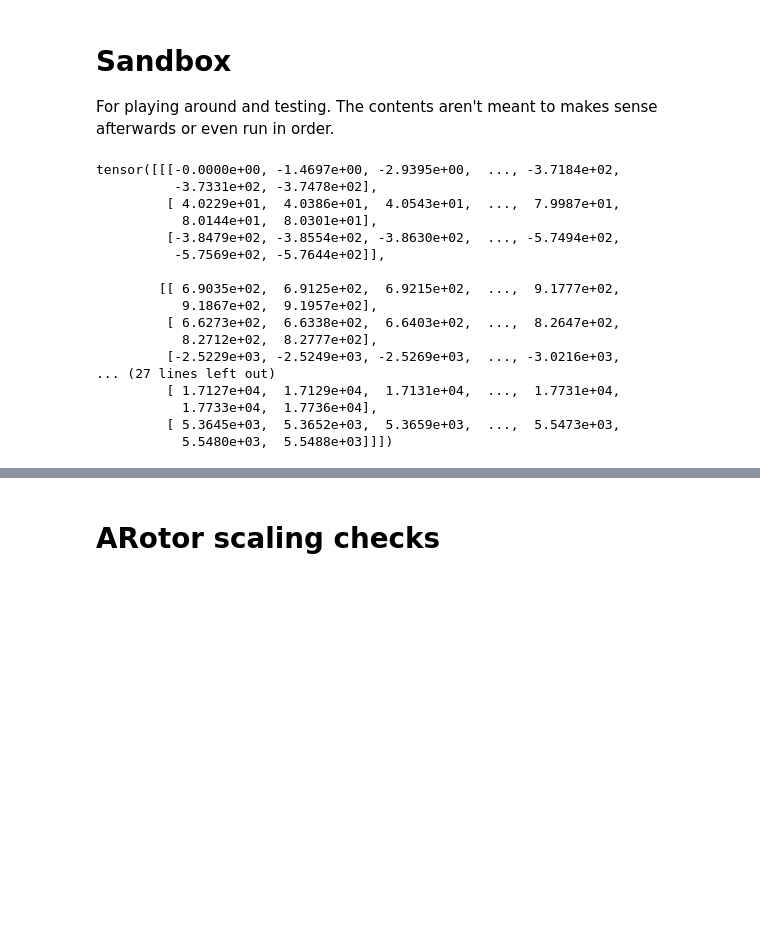
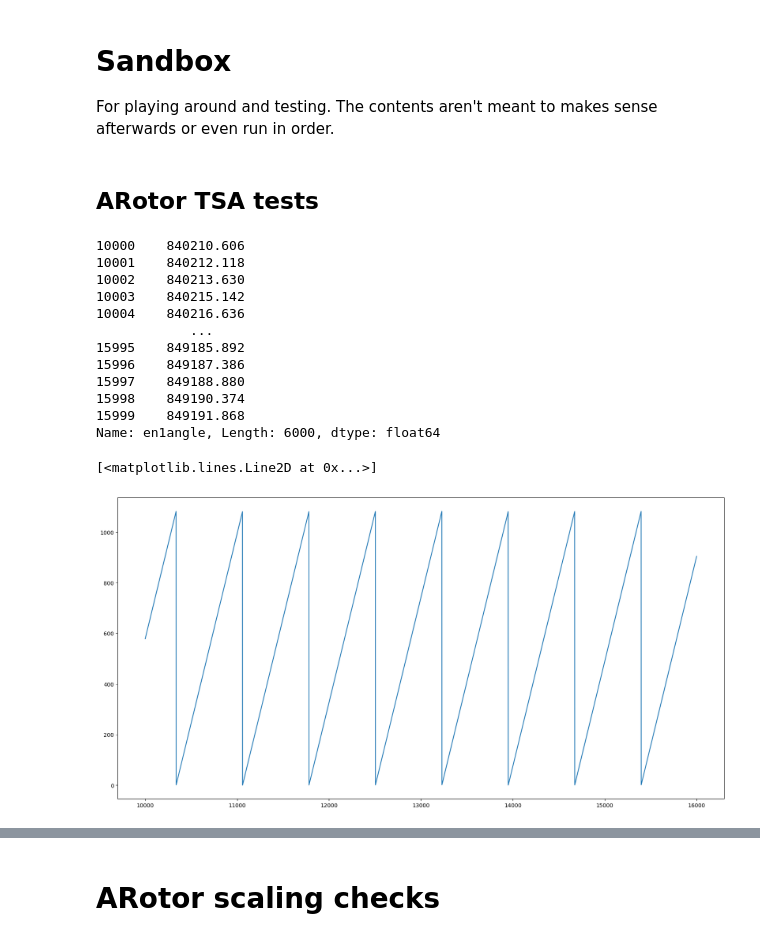
Before and after one commit to 4llu/rapid-deployment, a Jupyter notebook: sandbox.ipynb, the cells around one changed output, grey strips where cells are left out. Saved outputs shown, nothing was run; the diff lists cells and outputs as text; code cells hidden in the pictures; blank space fills up the shorter version.

```diff
--- a/sandbox.ipynb
+++ b/sandbox.ipynb
@@ -10,24 +10,36 @@ import matplotlib.pyplot as plt
 import seaborn as sns
 import torch
 import math
-# %%
-a = torch.arange(10 * 3 * 256).reshape(10, 3, 256) * torch.randn(10, 3, 1)
-a
-# %% [output]
-tensor([[[-0.0000e+00, -1.4697e+00, -2.9395e+00,  ..., -3.7184e+02,
-          -3.7331e+02, -3.7478e+02],
-         [ 4.0229e+01,  4.0386e+01,  4.0543e+01,  ...,  7.9987e+01,
-           8.0144e+01,  8.0301e+01],
-         [-3.8479e+02, -3.8554e+02, -3.8630e+02,  ..., -5.7494e+02,
-          -5.7569e+02, -5.7644e+02]],
-
-        [[ 6.9035e+02,  6.9125e+02,  6.9215e+02,  ...,  9.1777e+02,
-           9.1867e+02,  9.1957e+02],
-         [ 6.6273e+02,  6.6338e+02,  6.6403e+02,  ...,  8.2647e+02,
-           8.2712e+02,  8.2777e+02],
-         [-2.5229e+03, -2.5249e+03, -2.5269e+03,  ..., -3.0216e+03,
-... (27 lines left out)
-         [ 1.7127e+04,  1.7129e+04,  1.7131e+04,  ...,  1.7731e+04,
-           1.7733e+04,  1.7736e+04],
-         [ 5.3645e+03,  5.3652e+03,  5.3659e+03,  ...,  5.5473e+03,
-           5.5480e+03,  5.5488e+03]]])
+# %% [markdown]
+## ARotor TSA tests
+# %%
+data_folder = os.path.join("data")
+raw_data_folder = os.path.join(data_folder, "RAW")
+processed_data_folder = os.path.join(data_folder, "processed")
+
+df = pd.read_feather(os.path.join(processed_data_folder, "arotor.feather"))
+data_processed = df.groupby(["class", "rpm"])
+# data_processed.first()
+# %%
+data_1_750 = pd.read_csv(os.path.join(raw_data_folder, "ARotor", "003_1sim_csv", "750rpm_0030_1sim_new_0.csv"), delimiter=";")
+angle = data_1_750["en1angle"][10000:10000+6000]
+print(angle)
+rot_angle = angle % 1082
+# angle
+plt.figure(figsize=(20, 10))
+plt.plot(rot_angle)
+# %% [output]
+10000    840210.606
+10001    840212.118
+10002    840213.630
+10003    840215.142
+10004    840216.636
+            ...
+15995    849185.892
+15996    849187.386
+15997    849188.880
+15998    849190.374
+15999    849191.868
+Name: en1angle, Length: 6000, dtype: float64
+[<matplotlib.lines.Line2D at 0x...>]
+[figure, added]
```
Also changed, not shown: parts of 11 cells of this notebook.
